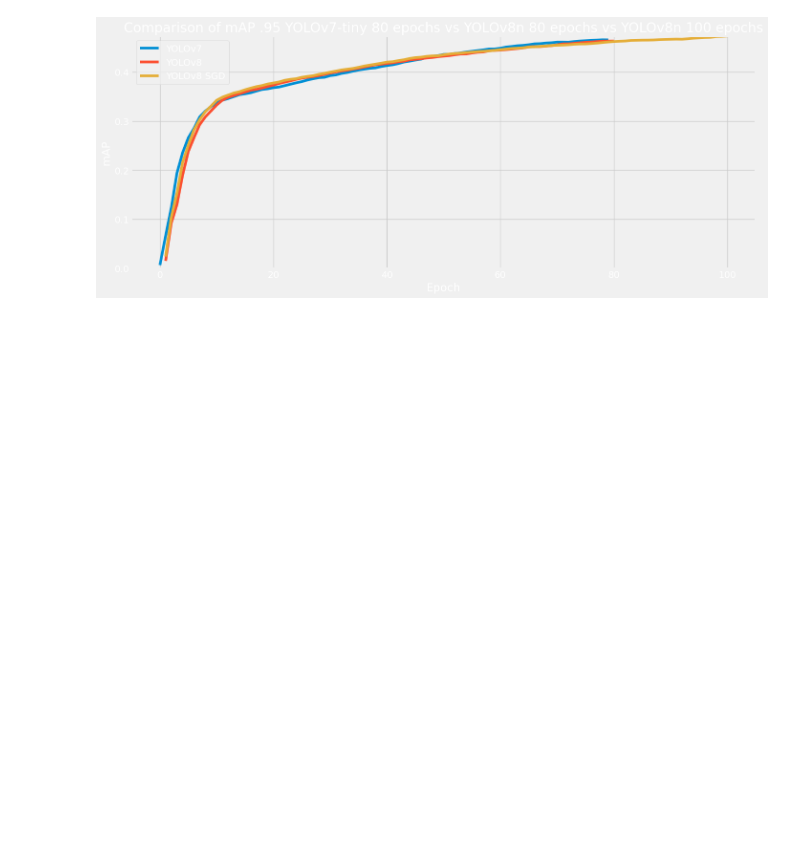
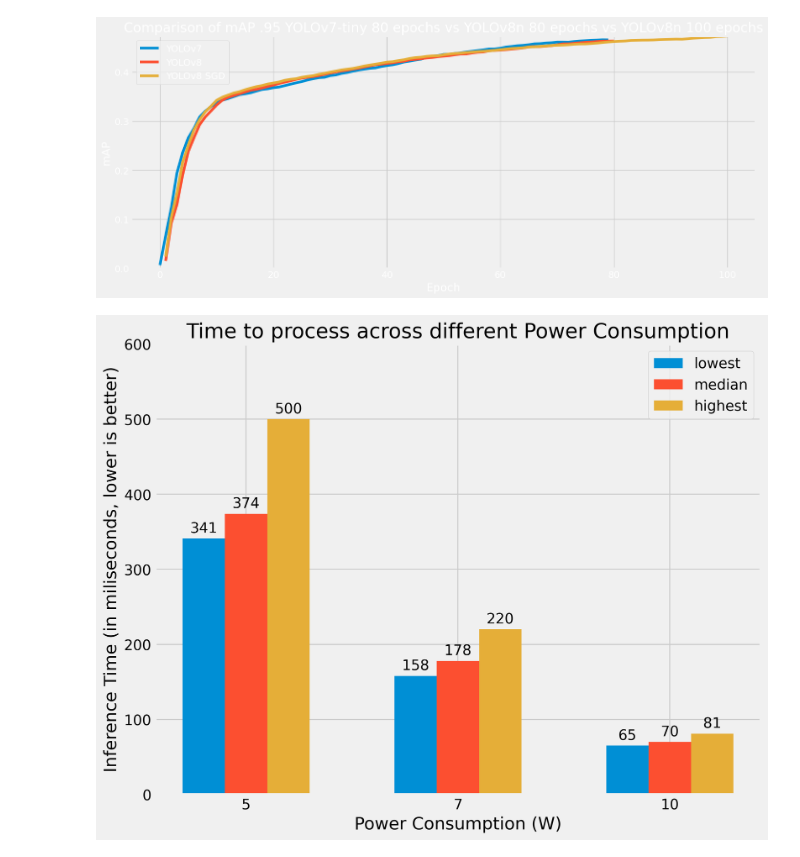
Before and after one commit to ChanifRusydi/machine_learning, a Jupyter notebook: YOLOv8Detection.ipynb, the cells around one changed output. Saved outputs shown, nothing was run; the diff lists cells and outputs as text; code cells hidden in the pictures; blank space fills up the shorter version.

```diff
--- a/YOLOv8Detection.ipynb
+++ b/YOLOv8Detection.ipynb
@@ -480,3 +480,52 @@ plt.ylim(0, max(yolov7["exp80 - metrics/mAP_0.5:0.95"].max(), yolov8["exp80 - me
 plt.show()
 # %% [output]
 [figure]
+# %%
+import pandas
+import numpy  as np
+import matplotlib.pyplot as plt
+plt.style.use("fivethirtyeight")
+
+import matplotlib as mpl
+mpl.rcParams['figure.dpi'] = 300
+COLOR = 'black'
+mpl.rcParams['text.color'] = COLOR
+mpl.rcParams['axes.labelcolor'] = COLOR
+mpl.rcParams['xtick.color'] = COLOR
+mpl.rcParams['ytick.color'] = COLOR
+
+median_5_volt = round(np.median([350, 365, 382, 465]))
+median_7_volt = round(np.median([163, 172, 183, 197]))
+median_10_volt = round(np.median([66, 68, 72, 78]))
+
+power_consumption = [5,7,10]
+time_to_process = {
+    "lowest": [341, 158, 65],
+    "median"  : [median_5_volt, median_7_volt, median_10_volt],
+    "highest" : [500, 220, 81]
+}
+x = np.arange(len(power_consumption))
+width = 0.2
+multiplier = 0
+fig, ax = plt.subplots(layout="constrained",figsize=(9, 7))
+
+for value, latency in time_to_process.items():
+
+    offset = width*multiplier
+    rectangels = ax.bar(x+offset, latency, width, label=value)
+    ax.bar_label(rectangels, padding=3)
+    multiplier += 1
+
+
+ax.set_ylabel("Inference Time (in miliseconds, lower is better)")
+ax.set_xlabel("Power Consumption (W)")
+ax.set_title("Time to process across different Power Consumption")
+ax.set_xticks(x + width, power_consumption)
+handles, labels = ax.get_legend_handles_labels()
+
+ax.legend(reversed(handles), reversed(labels))
+ax.legend(loc = "upper right",ncols=1)
+ax.set_ylim(0,600)
+plt.show()
+# %% [output]
+[figure, added]
```
Also changed, not shown: 5 other files.
